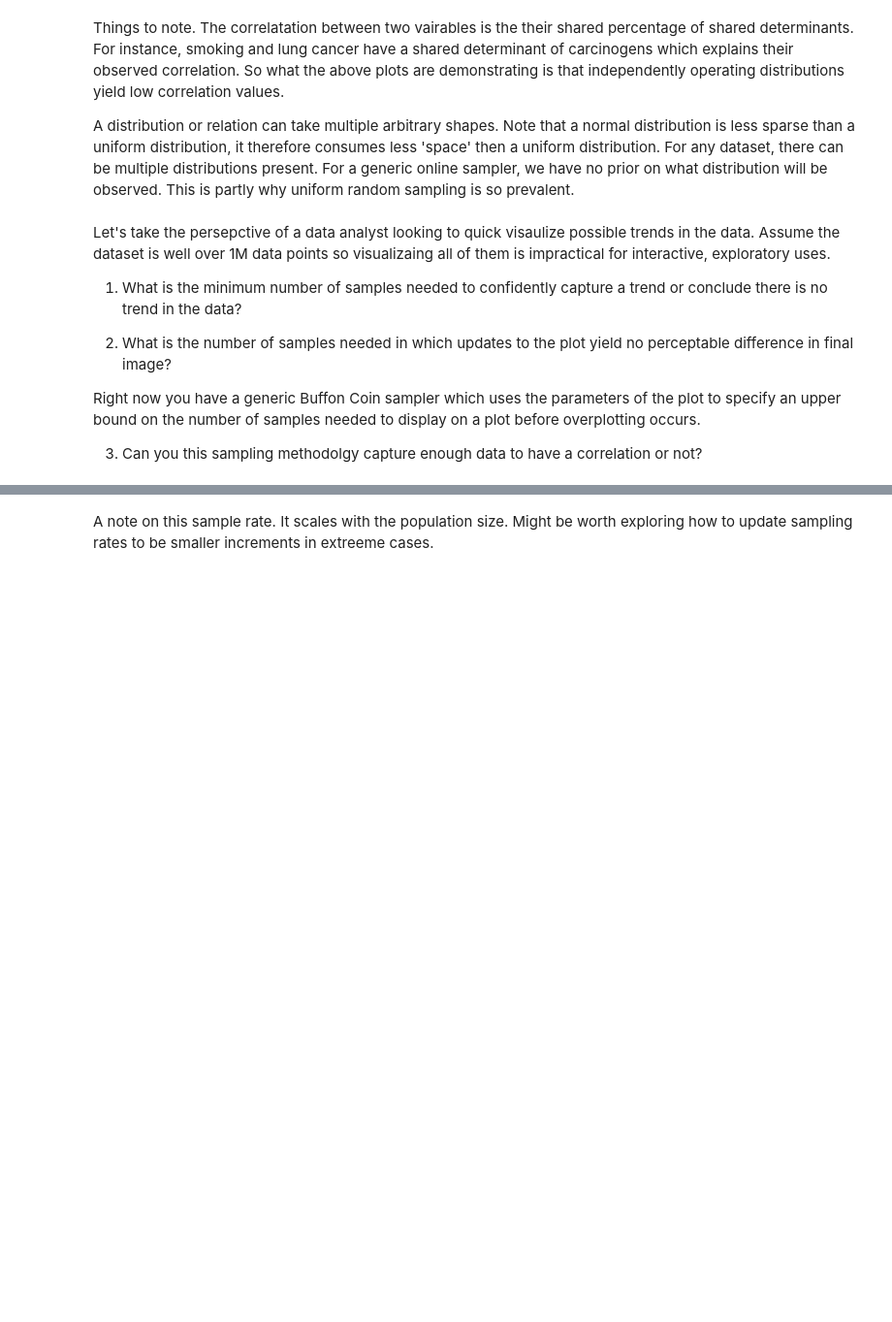
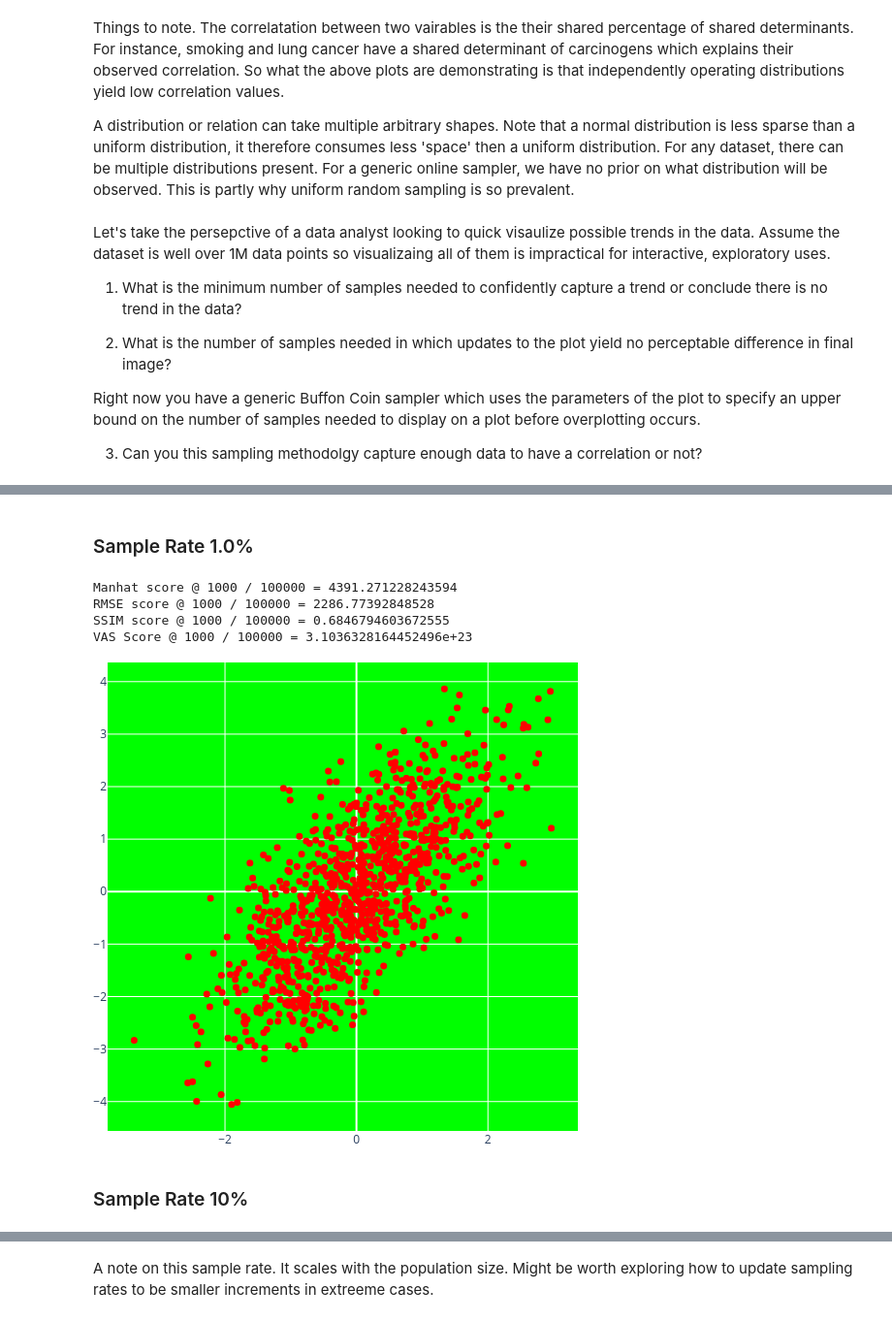
Before and after one commit to EricMartin827/QuickScatter, a Jupyter notebook: R-Space.ipynb, the cells around one changed output, grey strips where cells are left out. Shown at 97% size. Saved outputs shown, nothing was run; the diff lists cells and outputs as text; code cells hidden in the pictures; blank space fills up the shorter version.

```diff
--- a/R-Space.ipynb
+++ b/R-Space.ipynb
@@ -200,0 +459,16 @@ print(sample_rates)
+# %% [markdown]
+### Sample Rate 1.0%
+# %%
+print("Manhat score @ {} / {} = {}".format(1000, N, manhat_distances[1000]))
+print("RMSE score @ {} / {} = {}".format(1000, N, rmse_distances[1000]))
+print("SSIM score @ {} / {} = {}".format(1000, N, ssim_distances[1000]))
+print("VAS Score @ {} / {} = {}".format(1000, N, vas_distances[1000]))
+samples[1000].image()
+# %% [output]
+Manhat score @ 1000 / 100000 = 4391.271228243594
+RMSE score @ 1000 / 100000 = 2286.77392848528
+SSIM score @ 1000 / 100000 = 0.6846794603672555
+VAS Score @ 1000 / 100000 = 3.1036328164452496e+23
+[figure, added]
+# %% [markdown]
+### Sample Rate 10%
```
Also changed, not shown: parts of 77 cells of this notebook.
